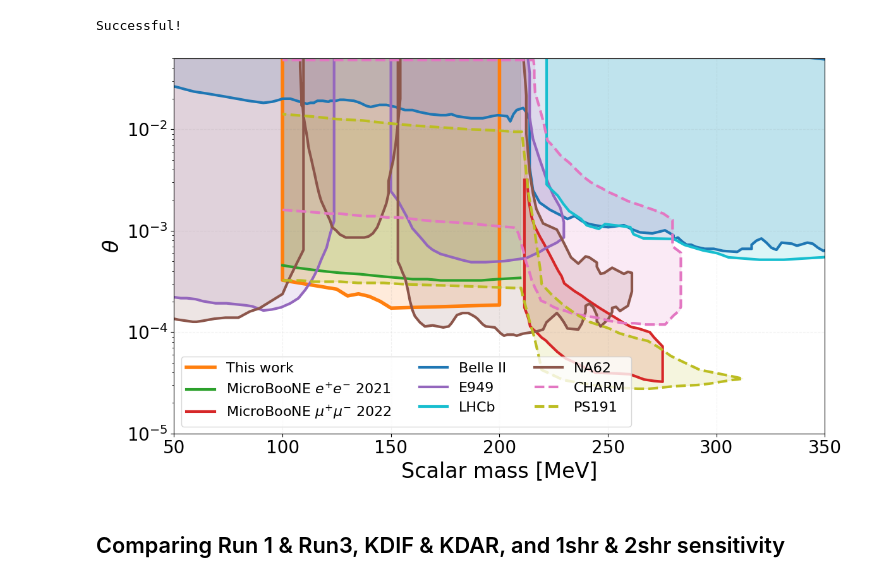
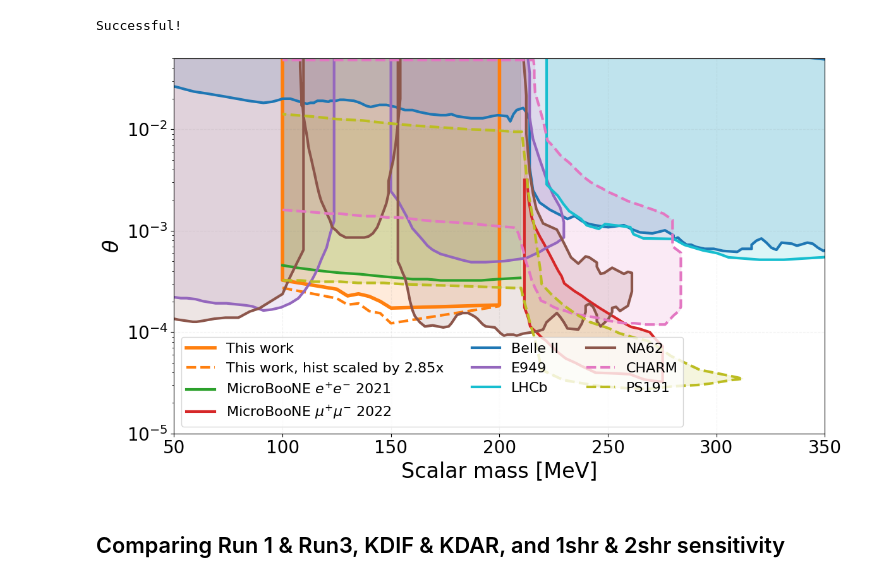
Before and after one commit to JoeBateman/HPS_ALP_Analysis, a Jupyter notebook: Comparison_plot.ipynb, the cells around one changed output. Drawn from its saved outputs; the diff is of its cells as text; code cells hidden in the pictures.

```diff
--- a/Comparison_plot.ipynb
+++ b/Comparison_plot.ipynb
@@ -129,6 +129,7 @@ plt.figure(figsize=(12,7),facecolor='white',dpi=100)
 plt.plot(uboone_NEW_ones['Mass'],uboone_NEW_ones['Value'],label=r"This work",color="C1",lw=4)
 plt.fill_between(uboone_NEW_ones['Mass'],uboone_NEW_ones['Value'],1,color="C1",alpha=0.15)
 
+plt.plot(uboone_scaled['Mass'],uboone_scaled['Value'],label=r"This work, hist scaled by 2.85x",color="C1", linestyle='dashed',lw=3)
 
 plt.plot(uboone_2021['Mass'],uboone_2021['Value'],label=r"MicroBooNE $e^{+}e^{-}$ 2021",color="C2",lw=3)
 plt.fill_between(uboone_2021['Mass'],uboone_2021['Value'],1,color="C2",alpha=0.15) #uboone_mumu
@@ -175,34 +176,34 @@ plt.fill_between(PS191['Mass'],(PS191['Value']),1,color="C8",alpha=0.15)
 
 
 
 
 
 
 
 plt.xlabel(r'Scalar mass [MeV]',fontsize=24)
 plt.ylabel(r'$\theta$',fontsize=24)
 # plt.xticks([0, 50, 100, 150, 200, 245])
 # plt.legend()
 plt.ylim(1e-5,5e-2) #2e-9
 plt.xlim(50,350)
 plt.grid(ls='--',color='C7',alpha=0.1)
 plt.yscale('log')
 plt.tick_params(axis='x', labelsize=20)
 plt.tick_params(axis='y', labelsize=20)
 plt.legend(prop={'size': 16}, loc="lower left",ncol=3)
 
 plt.tight_layout()
 
 name = f"Edited_Reinterp_HPS_limit_comparison_plot"
 
 savefig = input(f"Do you want to save the figure as {name}? y/n")
 
 if savefig == "y":
     plt.savefig(root_dir+'Plots/Limits/'+name+'.pdf',bbox_inches='tight', pad_inches=0.3)
     plt.savefig(root_dir+'Plots/Limits/'+name+'.png',bbox_inches='tight', pad_inches=0.3)
 plt.show()
 # %% [output]
-[figure, old version]
+[figure, new version]
 # %% [markdown]
 ## Comparing Run 1 & Run3, KDIF & KDAR, and 1shr & 2shr sensitivity
 # %%
```
Also changed, not shown: parts of 2 cells of this notebook.
